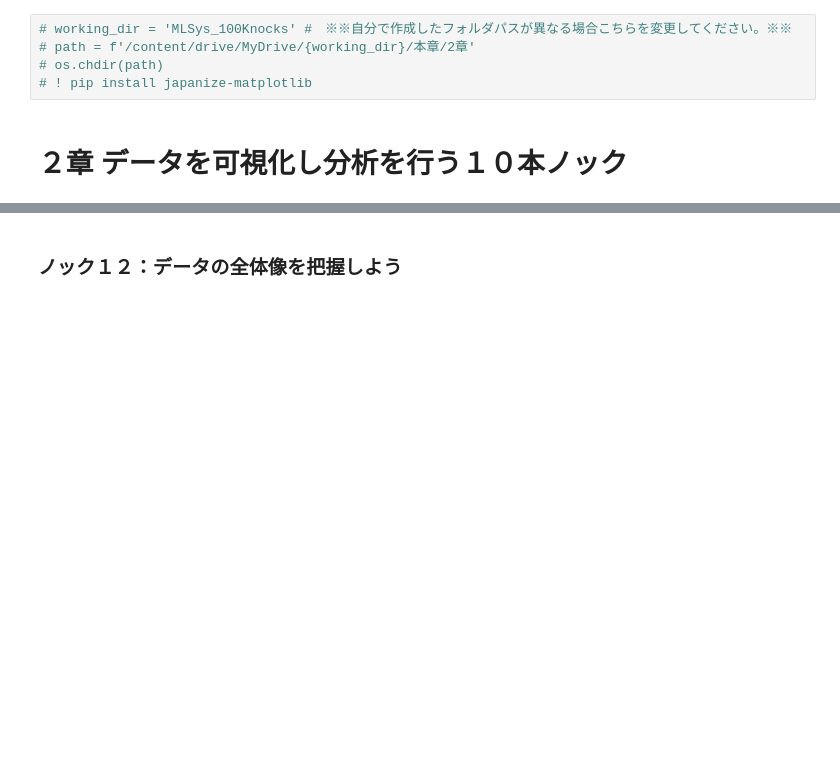
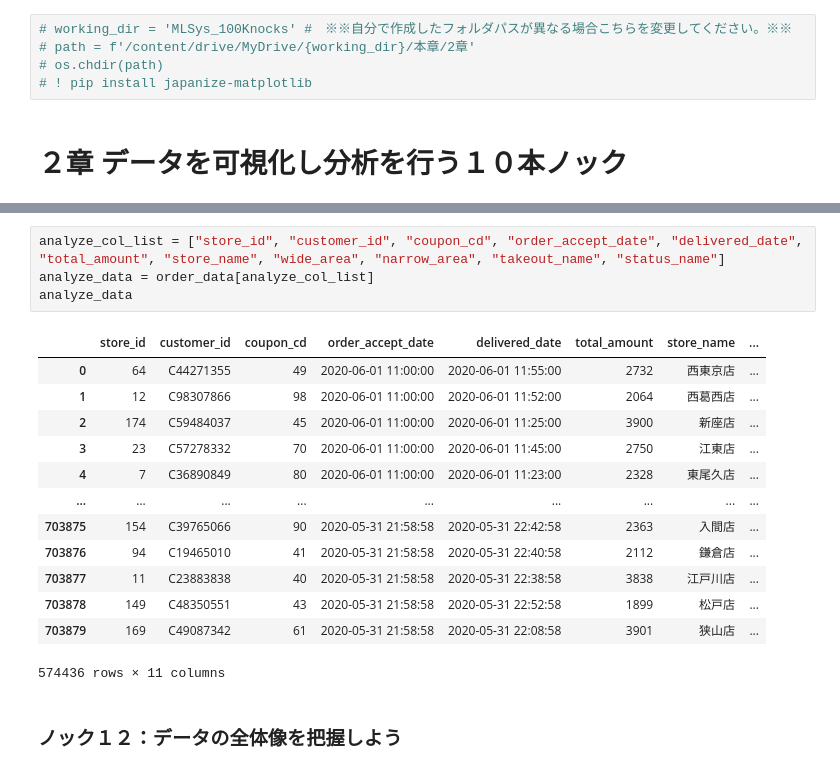
Before and after one commit to GitHiru/ml_academic, a Jupyter notebook: various/offline/books/MLSys_100Knocks/main_chapter/chapter02/study_visualization.ipynb, the cells around one changed output, grey strips where cells are left out. Saved outputs shown, nothing was run; the diff lists cells and outputs as text; blank space fills up the shorter version.

```diff
--- a/various/offline/books/MLSys_100Knocks/main_chapter/chapter02/study_visualization.ipynb
+++ b/various/offline/books/MLSys_100Knocks/main_chapter/chapter02/study_visualization.ipynb
@@ -19,3 +71,21 @@
+# %%
+analyze_col_list = ["store_id", "customer_id", "coupon_cd", "order_accept_date", "delivered_date", "total_amount", "store_name", "wide_area", "narrow_area", "takeout_name", "status_name"]
+analyze_data = order_data[analyze_col_list]
+analyze_data
+# %% [output]
+|  | store_id | customer_id | coupon_cd | order_accept_date | delivered_date | total_amount | store_name | ... |
+| 0 | 64 | C44271355 | 49 | 2020-06-01 11:00:00 | 2020-06-01 11:55:00 | 2732 | 西東京店 | ... |
+| 1 | 12 | C98307866 | 98 | 2020-06-01 11:00:00 | 2020-06-01 11:52:00 | 2064 | 西葛西店 | ... |
+| 2 | 174 | C59484037 | 45 | 2020-06-01 11:00:00 | 2020-06-01 11:25:00 | 3900 | 新座店 | ... |
+| 3 | 23 | C57278332 | 70 | 2020-06-01 11:00:00 | 2020-06-01 11:45:00 | 2750 | 江東店 | ... |
+| 4 | 7 | C36890849 | 80 | 2020-06-01 11:00:00 | 2020-06-01 11:23:00 | 2328 | 東尾久店 | ... |
+| ... | ... | ... | ... | ... | ... | ... | ... | ... |
+| 703875 | 154 | C39765066 | 90 | 2020-05-31 21:58:58 | 2020-05-31 22:42:58 | 2363 | 入間店 | ... |
+| 703876 | 94 | C19465010 | 41 | 2020-05-31 21:58:58 | 2020-05-31 22:40:58 | 2112 | 鎌倉店 | ... |
+| 703877 | 11 | C23883838 | 40 | 2020-05-31 21:58:58 | 2020-05-31 22:38:58 | 3838 | 江戸川店 | ... |
+| 703878 | 149 | C48350551 | 43 | 2020-05-31 21:58:58 | 2020-05-31 22:52:58 | 1899 | 松戸店 | ... |
+| 703879 | 169 | C49087342 | 61 | 2020-05-31 21:58:58 | 2020-05-31 22:08:58 | 3901 | 狭山店 | ... |
+574436 rows × 11 columns
 # %% [markdown]
 ### ノック１２：データの全体像を把握しよう
 # %% [markdown]
```
Also changed, not shown: parts of 6 cells of this notebook.
